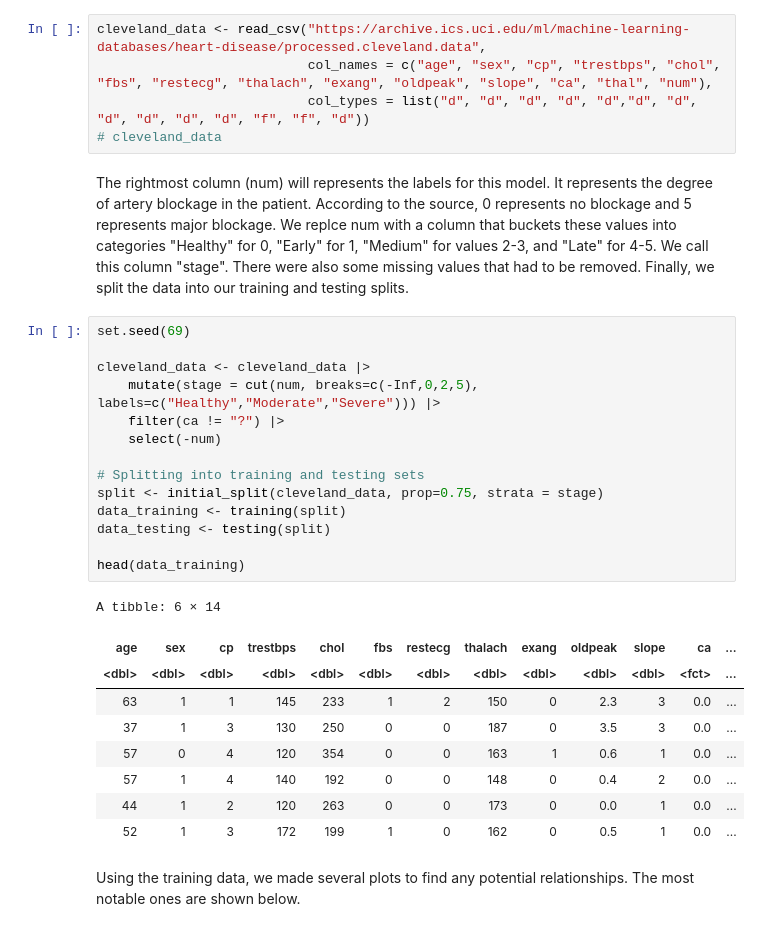
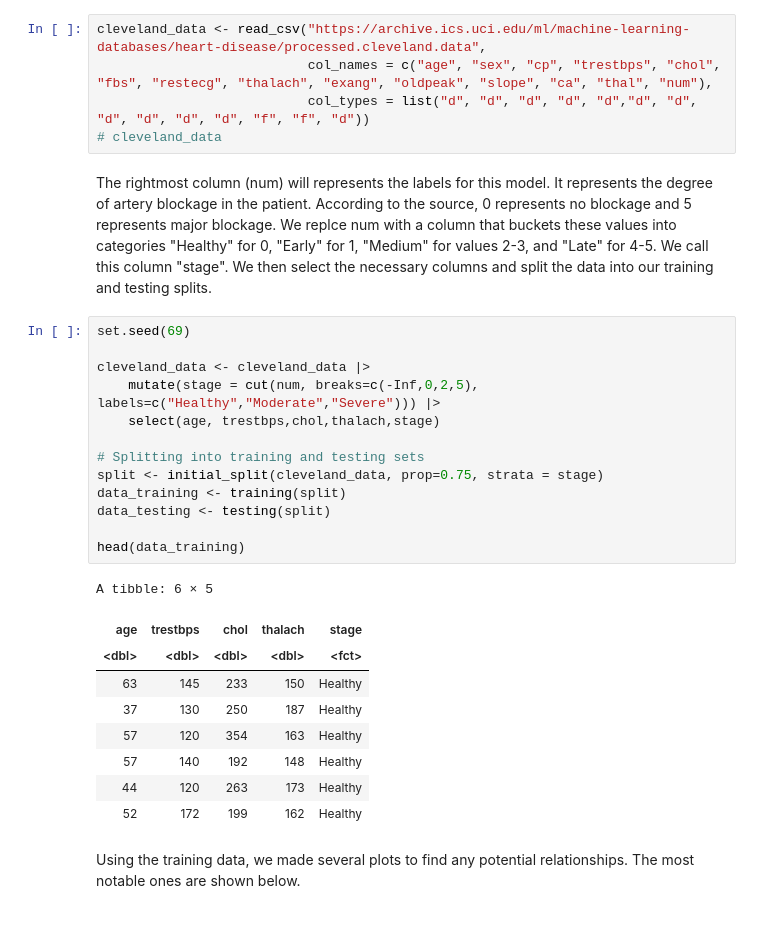
Before and after one commit to clay-arras/DSCI100GroupProject, a Jupyter notebook: DSCI_100_proposal.ipynb, the cells around one changed output. Cells and saved outputs as stored; diff of their text form.

```diff
--- a/DSCI_100_proposal.ipynb
+++ b/DSCI_100_proposal.ipynb
@@ -38,31 +20,30 @@ cleveland_data <- read_csv("https://archive.ics.uci.edu/ml/machine-learning-data
                            col_types = list("d", "d", "d", "d", "d","d", "d", "d", "d", "d", "d", "f", "f", "d"))
 # cleveland_data
 # %% [markdown]
-The rightmost column (num) will represents the labels for this model. It represents the degree of artery blockage in the patient. According to the source, 0 represents no blockage and 5 represents major blockage. We replce num with a column that buckets these values into categories "Healthy" for 0, "Early" for 1, "Medium" for values 2-3, and "Late" for 4-5. We call this column "stage". There were also some missing values that had to be removed. Finally, we split the data into our training and testing splits.
+The rightmost column (num) will represents the labels for this model. It represents the degree of artery blockage in the patient. According to the source, 0 represents no blockage and 5 represents major blockage. We replce num with a column that buckets these values into categories "Healthy" for 0, "Early" for 1, "Medium" for values 2-3, and "Late" for 4-5. We call this column "stage". We then select the necessary columns and split the data into our training and testing splits.
 # %%
 set.seed(69)
 
 cleveland_data <- cleveland_data |>
     mutate(stage = cut(num, breaks=c(-Inf,0,2,5), labels=c("Healthy","Moderate","Severe"))) |>
-    filter(ca != "?") |>
-    select(-num)
+    select(age, trestbps,chol,thalach,stage)
 
 # Splitting into training and testing sets
 split <- initial_split(cleveland_data, prop=0.75, strata = stage)
 data_training <- training(split)
 data_testing <- testing(split)
 
 head(data_training)
 # %% [output]
-A tibble: 6 × 14
+A tibble: 6 × 5
-| age | sex | cp | trestbps | chol | fbs | restecg | thalach | exang | oldpeak | slope | ca | ... |
-| <dbl> | <dbl> | <dbl> | <dbl> | <dbl> | <dbl> | <dbl> | <dbl> | <dbl> | <dbl> | <dbl> | <fct> | ... |
-| 63 | 1 | 1 | 145 | 233 | 1 | 2 | 150 | 0 | 2.3 | 3 | 0.0 | ... |
-| 37 | 1 | 3 | 130 | 250 | 0 | 0 | 187 | 0 | 3.5 | 3 | 0.0 | ... |
-| 57 | 0 | 4 | 120 | 354 | 0 | 0 | 163 | 1 | 0.6 | 1 | 0.0 | ... |
-| 57 | 1 | 4 | 140 | 192 | 0 | 0 | 148 | 0 | 0.4 | 2 | 0.0 | ... |
-| 44 | 1 | 2 | 120 | 263 | 0 | 0 | 173 | 0 | 0.0 | 1 | 0.0 | ... |
-| 52 | 1 | 3 | 172 | 199 | 1 | 0 | 162 | 0 | 0.5 | 1 | 0.0 | ... |
+| age | trestbps | chol | thalach | stage |
+| <dbl> | <dbl> | <dbl> | <dbl> | <fct> |
+| 63 | 145 | 233 | 150 | Healthy |
+| 37 | 130 | 250 | 187 | Healthy |
+| 57 | 120 | 354 | 163 | Healthy |
+| 57 | 140 | 192 | 148 | Healthy |
+| 44 | 120 | 263 | 173 | Healthy |
+| 52 | 172 | 199 | 162 | Healthy |
 # %% [markdown]
 Using the training data, we made several plots to find any potential relationships. The most notable ones are shown below.
 # %%
```
Also changed, not shown: parts of 6 cells of this notebook.
